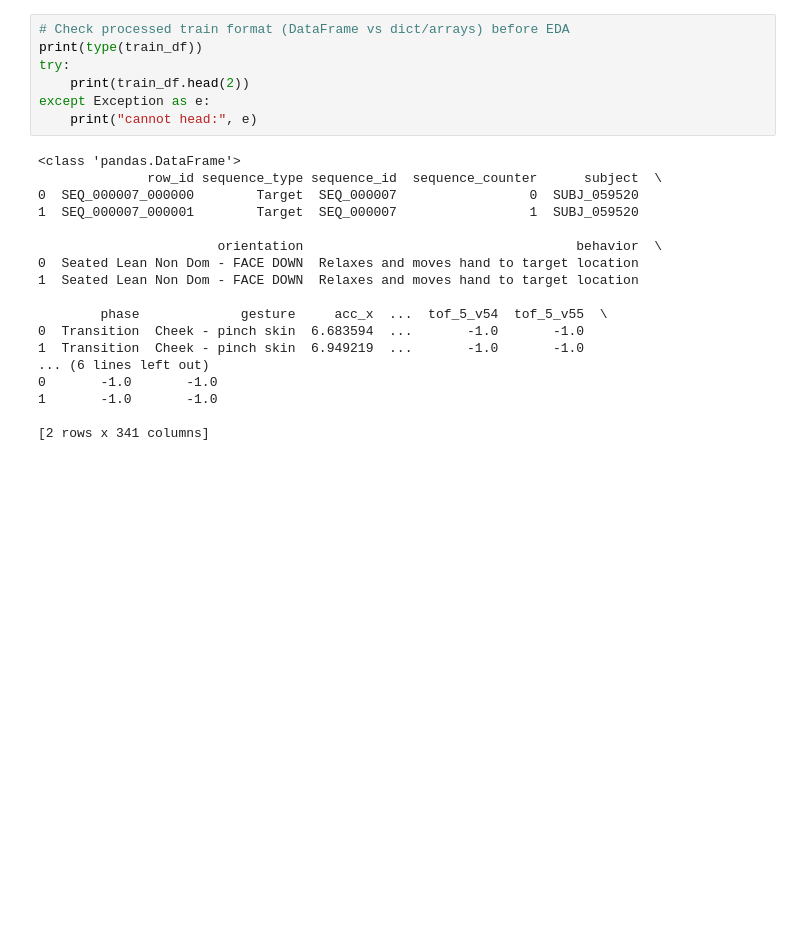
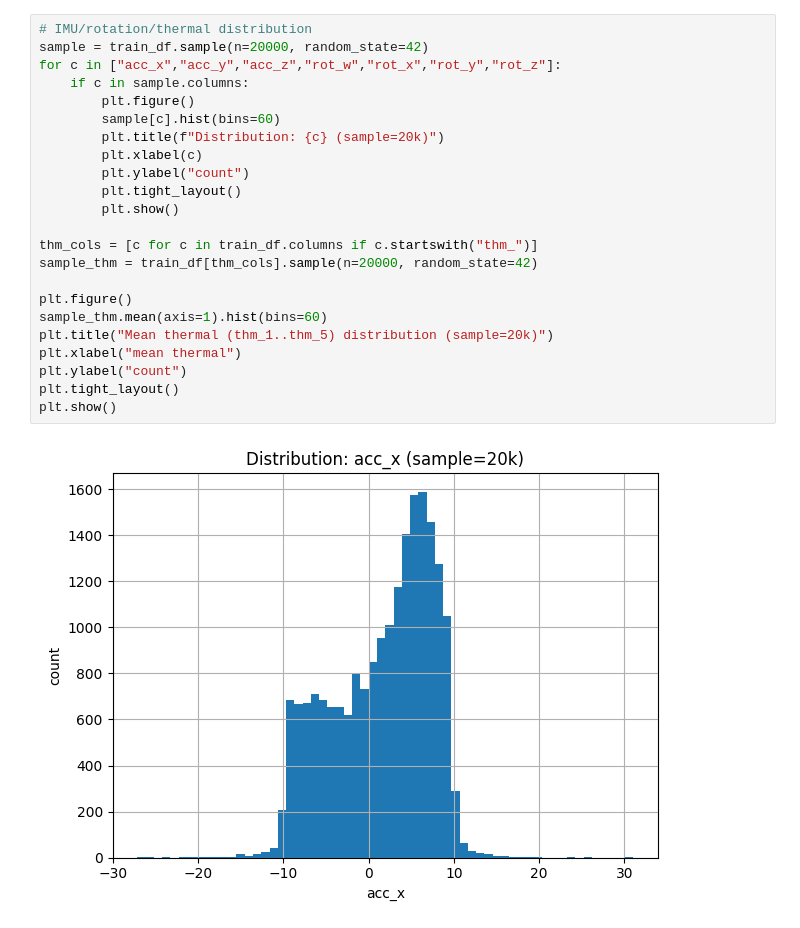
Before and after one commit to DhitalPrakriti/bfrb-gesture-recognition, a Jupyter notebook: notebooks/02_eda_plots.ipynb, the cells around one changed output. Cells and saved outputs as stored; diff of their text form; blank space fills up the shorter version.

```diff
--- a/notebooks/02_eda_plots.ipynb
+++ b/notebooks/02_eda_plots.ipynb
@@ -116,25 +89,25 @@ TOF cols: 320
 # %%
-# Check processed train format (DataFrame vs dict/arrays) before EDA
-print(type(train_df))
-try:
-    print(train_df.head(2))
-except Exception as e:
-    print("cannot head:", e)
+# IMU/rotation/thermal distribution
+sample = train_df.sample(n=20000, random_state=42)
+for c in ["acc_x","acc_y","acc_z","rot_w","rot_x","rot_y","rot_z"]:
+    if c in sample.columns:
+        plt.figure()
+        sample[c].hist(bins=60)
+        plt.title(f"Distribution: {c} (sample=20k)")
+        plt.xlabel(c)
+        plt.ylabel("count")
+        plt.tight_layout()
+        plt.show()
+
+thm_cols = [c for c in train_df.columns if c.startswith("thm_")]
+sample_thm = train_df[thm_cols].sample(n=20000, random_state=42)
+
+plt.figure()
+sample_thm.mean(axis=1).hist(bins=60)
+plt.title("Mean thermal (thm_1..thm_5) distribution (sample=20k)")
+plt.xlabel("mean thermal")
+plt.ylabel("count")
+plt.tight_layout()
+plt.show()
 # %% [output]
-<class 'pandas.DataFrame'>
-              row_id sequence_type sequence_id  sequence_counter      subject  \
-0  SEQ_000007_000000        Target  SEQ_000007                 0  SUBJ_059520
-1  SEQ_000007_000001        Target  SEQ_000007                 1  SUBJ_059520
-
-                       orientation                                   behavior  \
-0  Seated Lean Non Dom - FACE DOWN  Relaxes and moves hand to target location
-1  Seated Lean Non Dom - FACE DOWN  Relaxes and moves hand to target location
-
-        phase             gesture     acc_x  ...  tof_5_v54  tof_5_v55  \
-0  Transition  Cheek - pinch skin  6.683594  ...       -1.0       -1.0
-1  Transition  Cheek - pinch skin  6.949219  ...       -1.0       -1.0
-... (6 lines left out)
-0       -1.0       -1.0
-1       -1.0       -1.0
-
-[2 rows x 341 columns]
+[figure, added]
```
Also changed, not shown: parts of 7 cells of this notebook, 3 other files.
